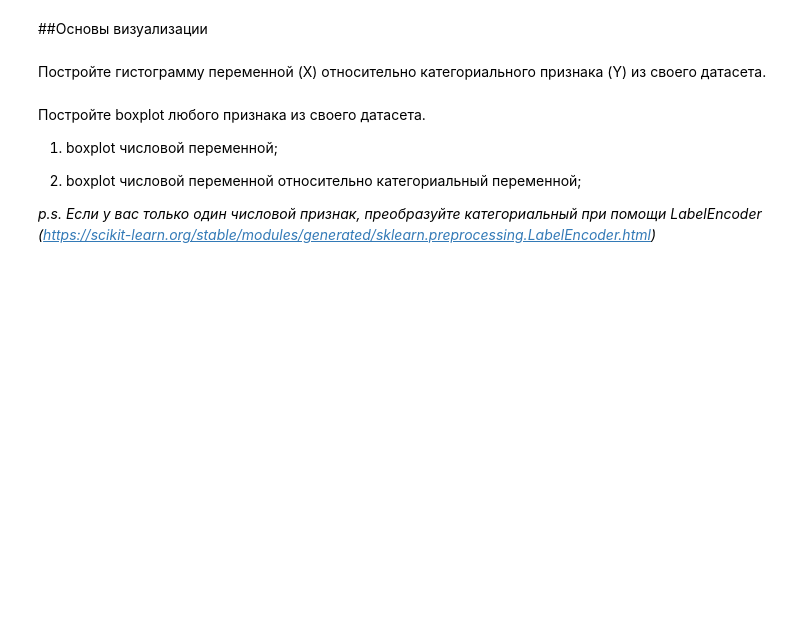
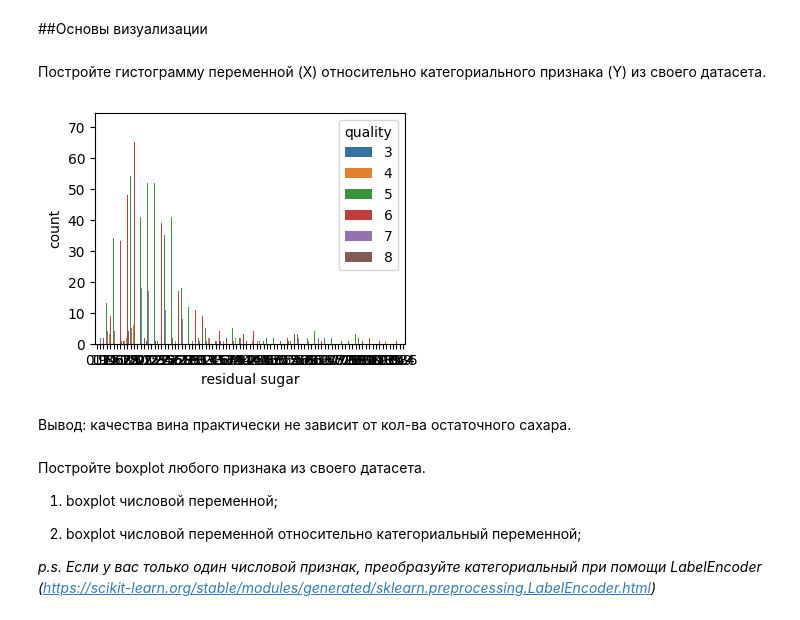
Before and after one commit to BABALEXA/Laboratorny, a Jupyter notebook: lab2/Задание_2.ipynb, the cells around one changed output. Saved outputs shown, nothing was run; the diff lists cells and outputs as text; code cells hidden in the pictures; blank space fills up the shorter version.

```diff
--- a/lab2/Задание_2.ipynb
+++ b/lab2/Задание_2.ipynb
@@ -169,3 +152,11 @@ iqr
+# %%
+
+plt.figure(figsize=(4, 3))
+sns.countplot(x='residual sugar', hue='quality', data=df);
+# %% [output]
+[figure, added]
+# %% [markdown]
+Вывод: качества вина практически не зависит от кол-ва остаточного сахара.
 # %% [markdown]
 Постройте boxplot любого признака из своего датасета.
 
```
Also changed, not shown: parts of 26 cells of this notebook.
